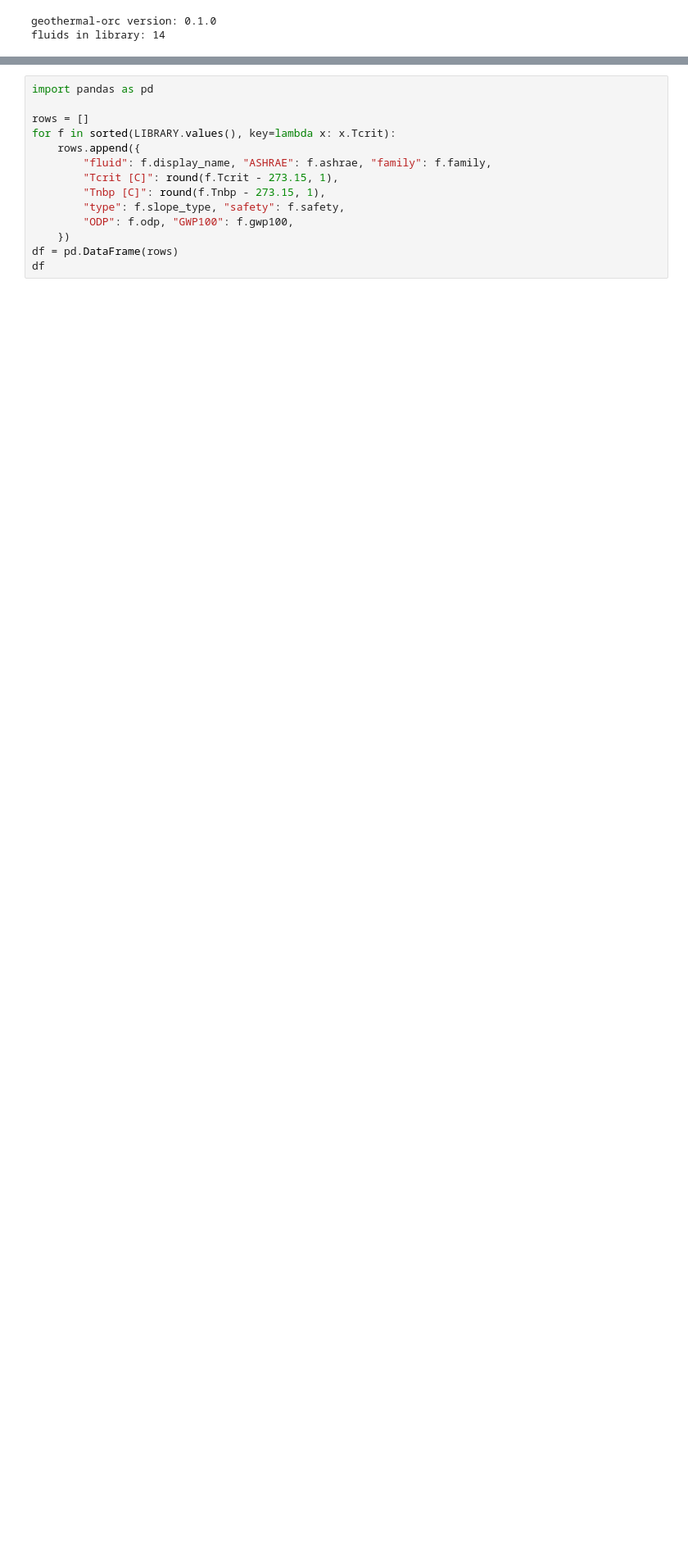
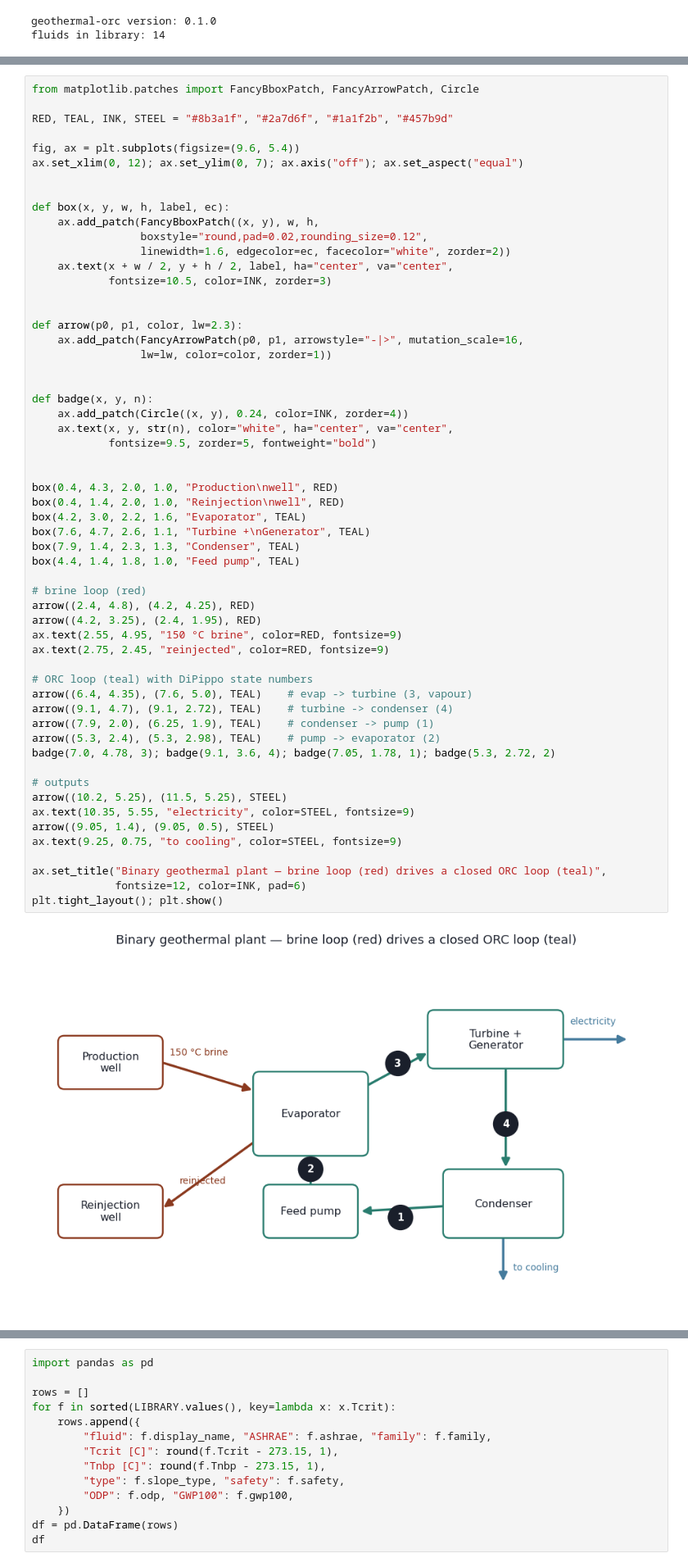
Before and after one commit to khb-git/geothermal-orc, a Jupyter notebook: notebooks/demo.ipynb, the cells around one changed output, grey strips where cells are left out. Shown at 82% size. Drawn from its saved outputs; the diff is of its cells as text; blank space fills up the shorter version.

```diff
--- a/notebooks/demo.ipynb
+++ b/notebooks/demo.ipynb
@@ -67,0 +83,59 @@ binary plants because they leave the turbine without forming damaging liquid.
+# %%
+from matplotlib.patches import FancyBboxPatch, FancyArrowPatch, Circle
+
+RED, TEAL, INK, STEEL = "#8b3a1f", "#2a7d6f", "#1a1f2b", "#457b9d"
+
+fig, ax = plt.subplots(figsize=(9.6, 5.4))
+ax.set_xlim(0, 12); ax.set_ylim(0, 7); ax.axis("off"); ax.set_aspect("equal")
+
+
+def box(x, y, w, h, label, ec):
+    ax.add_patch(FancyBboxPatch((x, y), w, h,
+                 boxstyle="round,pad=0.02,rounding_size=0.12",
+                 linewidth=1.6, edgecolor=ec, facecolor="white", zorder=2))
+    ax.text(x + w / 2, y + h / 2, label, ha="center", va="center",
+            fontsize=10.5, color=INK, zorder=3)
+
+
+def arrow(p0, p1, color, lw=2.3):
+    ax.add_patch(FancyArrowPatch(p0, p1, arrowstyle="-|>", mutation_scale=16,
+                 lw=lw, color=color, zorder=1))
+
+
+def badge(x, y, n):
+    ax.add_patch(Circle((x, y), 0.24, color=INK, zorder=4))
+    ax.text(x, y, str(n), color="white", ha="center", va="center",
+            fontsize=9.5, zorder=5, fontweight="bold")
+
+
+box(0.4, 4.3, 2.0, 1.0, "Production\nwell", RED)
+box(0.4, 1.4, 2.0, 1.0, "Reinjection\nwell", RED)
+box(4.2, 3.0, 2.2, 1.6, "Evaporator", TEAL)
+box(7.6, 4.7, 2.6, 1.1, "Turbine +\nGenerator", TEAL)
+box(7.9, 1.4, 2.3, 1.3, "Condenser", TEAL)
+box(4.4, 1.4, 1.8, 1.0, "Feed pump", TEAL)
+
+# brine loop (red)
+arrow((2.4, 4.8), (4.2, 4.25), RED)
+arrow((4.2, 3.25), (2.4, 1.95), RED)
+ax.text(2.55, 4.95, "150 °C brine", color=RED, fontsize=9)
+ax.text(2.75, 2.45, "reinjected", color=RED, fontsize=9)
+
+# ORC loop (teal) with DiPippo state numbers
+arrow((6.4, 4.35), (7.6, 5.0), TEAL)    # evap -> turbine (3, vapour)
+arrow((9.1, 4.7), (9.1, 2.72), TEAL)    # turbine -> condenser (4)
+arrow((7.9, 2.0), (6.25, 1.9), TEAL)    # condenser -> pump (1)
+arrow((5.3, 2.4), (5.3, 2.98), TEAL)    # pump -> evaporator (2)
+badge(7.0, 4.78, 3); badge(9.1, 3.6, 4); badge(7.05, 1.78, 1); badge(5.3, 2.72, 2)
+
+# outputs
+arrow((10.2, 5.25), (11.5, 5.25), STEEL)
+ax.text(10.35, 5.55, "electricity", color=STEEL, fontsize=9)
+arrow((9.05, 1.4), (9.05, 0.5), STEEL)
+ax.text(9.25, 0.75, "to cooling", color=STEEL, fontsize=9)
+
+ax.set_title("Binary geothermal plant — brine loop (red) drives a closed ORC loop (teal)",
+             fontsize=12, color=INK, pad=6)
+plt.tight_layout(); plt.show()
+# %% [output]
+[figure, added]
```
Also changed, not shown: parts of 28 cells of this notebook, 1 other file.
